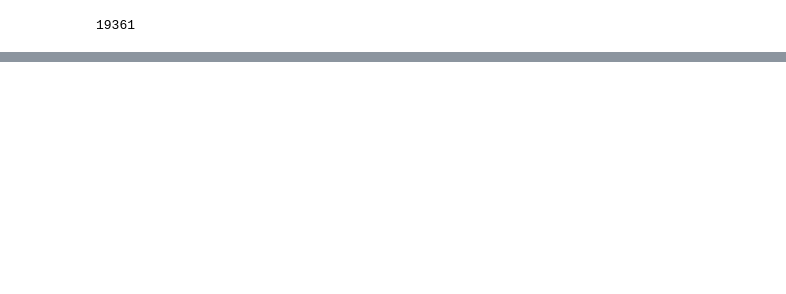
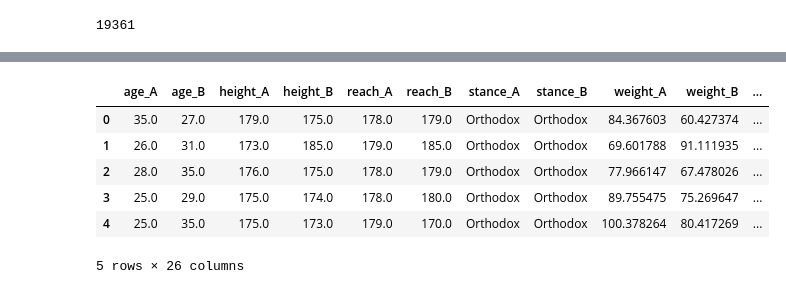
Before and after one commit to gurvirdhillon/boxing_ring_etl, a Jupyter notebook: notebooks/clean_boxer_info.ipynb, the cells around one changed output, grey strips where cells are left out. Cells and saved outputs as stored; diff of their text form; code cells hidden in the pictures; blank space fills up the shorter version.

```diff
--- a/notebooks/clean_boxer_info.ipynb
+++ b/notebooks/clean_boxer_info.ipynb
@@ -770,0 +829,32 @@ df['result'].isna().sum()
+# %%
+def fill_decision(row):
+    # Keep existing decision
+    if pd.notna(row['decision']):
+        return row['decision']
+
+    # Infer based on KO counts
+    if pd.notna(row['kos_A']) and row['kos_A'] > 0:
+        return 'KO'
+    if pd.notna(row['kos_B']) and row['kos_B'] > 0:
+        return 'KO'
+
+    # If result exists, apply logic safely
+    if pd.notna(row['result']):
+        if row['result'] in ['win_A', 'win_B']:
+            return 'UD'  # points win
+        if row['result'] == 'draw':
+            return 'DRAW'
+
+    return 'UNKNOWN'  # Fallback
+
+df['decision'] = df.apply(fill_decision, axis=1)
+# %%
+df.head()
+# %% [output]
+|  | age_A | age_B | height_A | height_B | reach_A | reach_B | stance_A | stance_B | weight_A | weight_B | ... |
+| 0 | 35.0 | 27.0 | 179.0 | 175.0 | 178.0 | 179.0 | Orthodox | Orthodox | 84.367603 | 60.427374 | ... |
+| 1 | 26.0 | 31.0 | 173.0 | 185.0 | 179.0 | 185.0 | Orthodox | Orthodox | 69.601788 | 91.111935 | ... |
+| 2 | 28.0 | 35.0 | 176.0 | 175.0 | 178.0 | 179.0 | Orthodox | Orthodox | 77.966147 | 67.478026 | ... |
+| 3 | 25.0 | 29.0 | 175.0 | 174.0 | 178.0 | 180.0 | Orthodox | Orthodox | 89.755475 | 75.269647 | ... |
+| 4 | 25.0 | 35.0 | 175.0 | 173.0 | 179.0 | 170.0 | Orthodox | Orthodox | 100.378264 | 80.417269 | ... |
+5 rows × 26 columns
```
Also changed, not shown: parts of 27 cells of this notebook.
